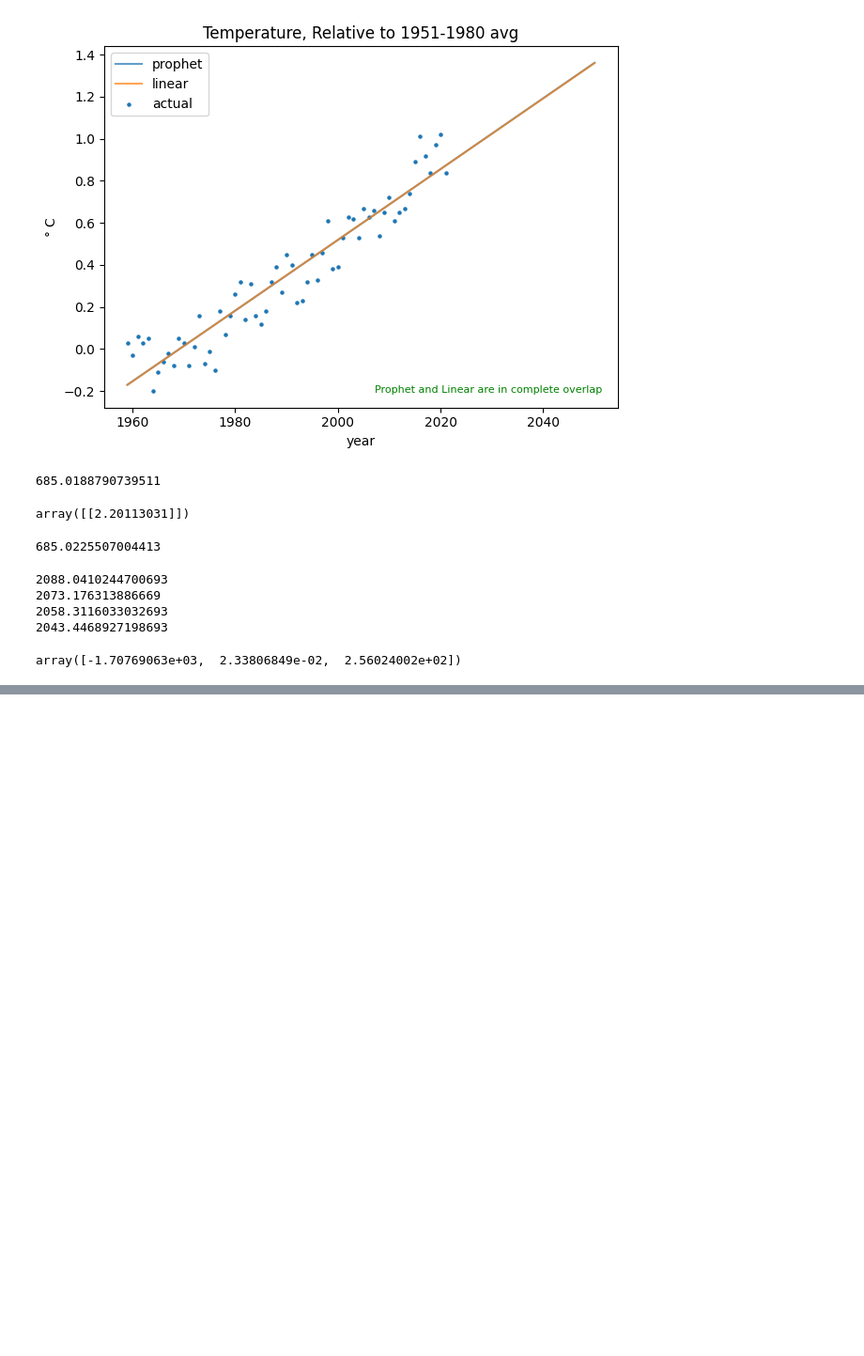
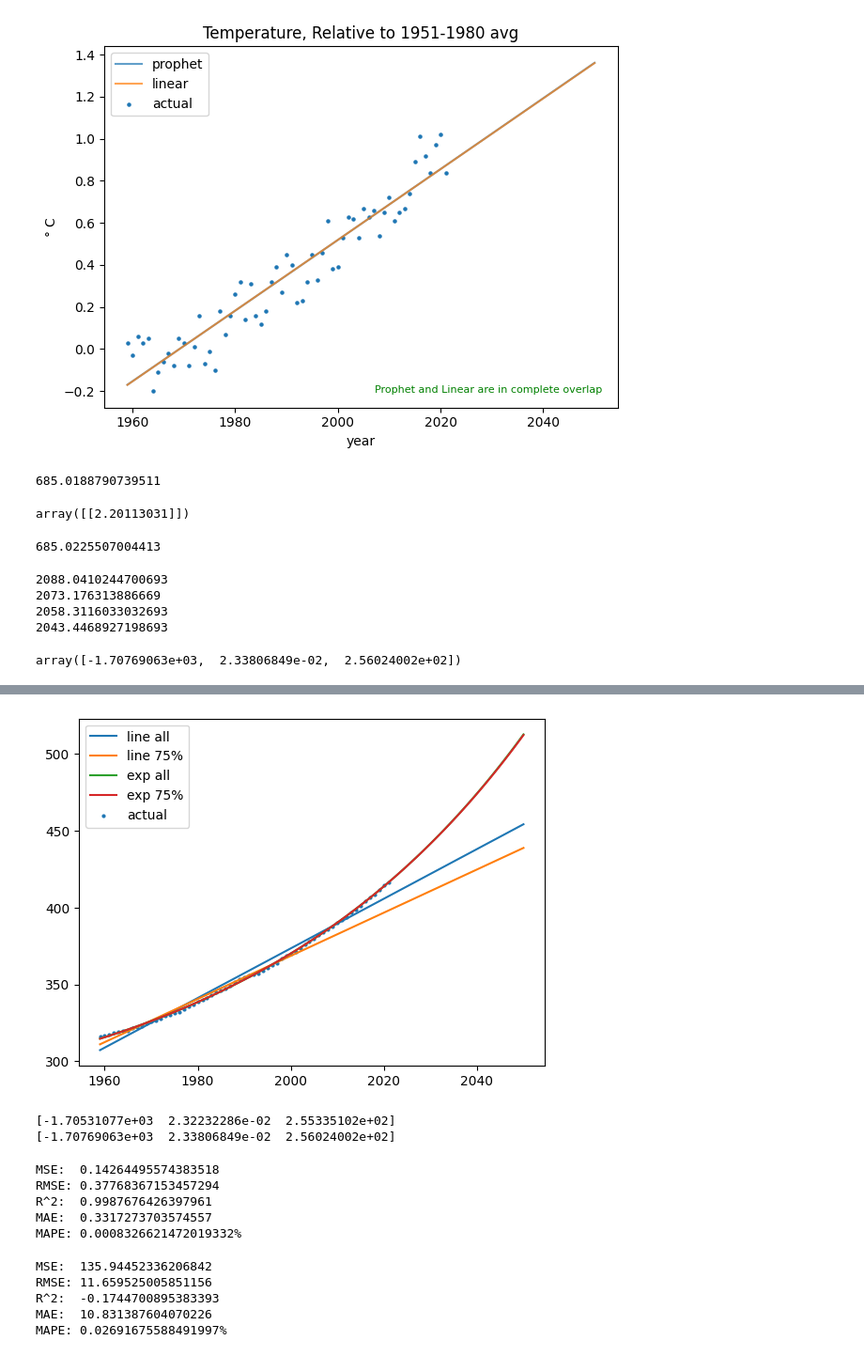
Before and after one commit to akioweh/The-HiMCM, a Jupyter notebook: py/main.ipynb, the cells around one changed output, grey strips where cells are left out. Shown at 94% size. Cells and saved outputs as stored; diff of their text form; code cells hidden in the pictures; blank space fills up the shorter version.

```diff
--- a/py/main.ipynb
+++ b/py/main.ipynb
@@ -648,0 +675,34 @@ array([-1.70769063e+03,  2.33806849e-02,  2.56024002e+02])
+# %%
+co2_pred_exp2 = exp_func(PRED_YEARS, *pmt_co2_exp2)
+# %%
+plt.plot(PRED_YEARS, co2_pred_lr, label='line all')
+plt.plot(PRED_YEARS, co2_pred_lr2, label='line 75%')
+plt.plot(PRED_YEARS, co2_pred_exp, label='exp all')
+plt.plot(PRED_YEARS, co2_pred_exp2, label='exp 75%')
+plt.scatter(co2_df['year'], co2_df['y'], s=4, label='actual')
+plt.legend()
+plt.show()
+# %% [output]
+[figure, added]
+# %%
+print(pmt_co2_exp2)
+print(pmt_co2_exp)
+# %% [output]
+[-1.70531077e+03  2.32232286e-02  2.55335102e+02]
+[-1.70769063e+03  2.33806849e-02  2.56024002e+02]
+# %%
+error_stats(co2_df[47:63]['y'], co2_pred_exp2[47:63])
+# %% [output]
+MSE:  0.14264495574383518
+RMSE: 0.37768367153457294
+R^2:  0.9987676426397961
+MAE:  0.3317273703574557
+MAPE: 0.0008326621472019332%
+# %%
+error_stats(co2_df[47:63]['y'], co2_pred_lr2[47:63])
+# %% [output]
+MSE:  135.94452336206842
+RMSE: 11.659525005851156
+R^2:  -0.1744700895383393
+MAE:  10.831387604070226
+MAPE: 0.02691675588491997%
```
Also changed, not shown: parts of 15 cells of this notebook, 11 other files.
